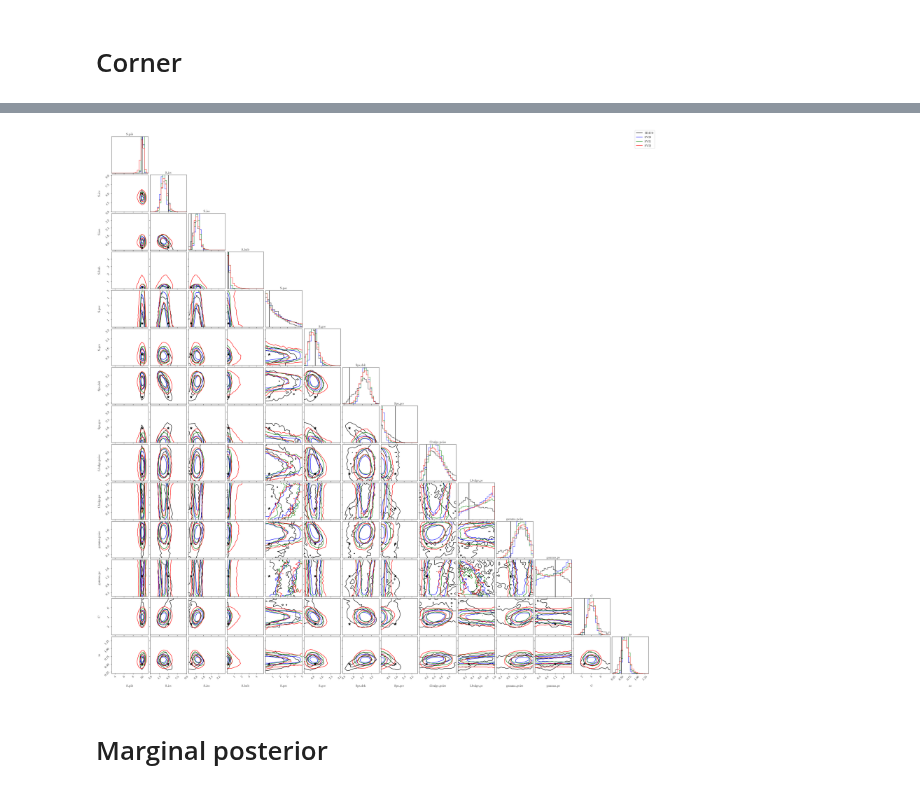
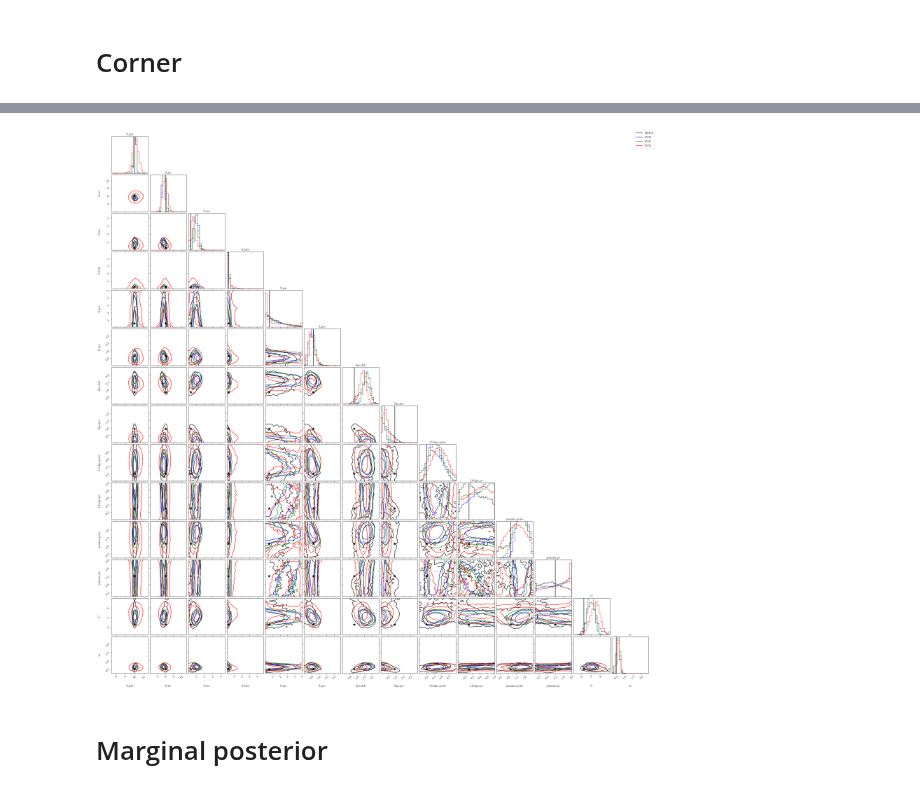
Before and after one commit to smsharma/fermi-prob-prog, a Jupyter notebook: production/view.ipynb, the cells around one changed output, grey strips where cells are left out. Cells and saved outputs as stored; diff of their text form; code cells hidden in the pictures.

```diff
--- a/production/view.ipynb
+++ b/production/view.ipynb
@@ -71,7 +87,7 @@ total 22648
 # %%
 config_dict = {
-    '0' : ('../outputs/fit/svi_Dbase23fix_Mbase23fix_7exp_a0.5_lf_expdlr/i0_n50000_ns10000.p', 'g'),
-    '1' : ('../outputs/fit/svi_Dbase23fix_Mbase23fix_7exp_a0.01_lf_expdlr/i0_n50000_ns10000.p', 'r'),
+    '0' : ('../outputs/fit/svi_Dbase23fix_Mbase23fix_7exp_a0.01_lf_expdlr/i0_n50000_ns10000.p', 'g'),
+    '1' : ('../outputs/fit/svi_Dbase23fix_Mbase23fix_7exp_a-0.2_lf_expdlr/i0_n50000_ns10000.p', 'r'),
     # 'SVI1' : ('../outputs/fit/svi_Dbase23fix_Mbase23fix_7exp_a0.2_adamw/i0_n50000_ns10000.p', 'r'),
 }
 fig, ax = plt.subplots(1, 1, figsize=(12, 3))
@@ -83,5 +99,5 @@ for key, (path, color) in config_dict.items():
 
 ax.text(0.9, 0.9, f'final loss = {losses[-1]:.3f}', transform=ax.transAxes, ha='right', va='top', color=color)
 ax.set(ylim=(19800, 20200))
-ax.set(xlabel='Iteration', ylabel=r'Loss = Renyi($\alpha=0.5$)');
+ax.set(xlabel='Iteration', ylabel=r'Loss = Renyi($\alpha=-0.2$)');
 # %% [output]
@@ -89,5 +105,5 @@ ax.set(xlabel='Iteration', ylabel=r'Loss = Renyi($\alpha=0.5$)');
 # %%
-z = pickle.load(open('../outputs/fit/svi_Dbase23fix_Mbase23fix_7exp_a0.2_lf/i0_n50000_ns10000.p', 'rb'))
+z = pickle.load(open('../outputs/fit/svi_Dbase23fix_Mbase23fix_7exp_a-0.2_lf_expdlr/i0_n50000_ns10000.p', 'rb'))
 labels = [
     'S_pib', 'S_ics', 'S_iso', 'S_bub', 'S_psc', 'S_gce', 'Sps_dsk', 'Sps_gce',
     'f_bulge_poiss', 'f_bulge_ps', 'gamma_poiss', 'gamma_ps', 'C', 'zs'
@@ -98,30 +129,40 @@ for l in labels:
 # %%
 labels = [
     'S_pib', 'S_ics', 'S_iso', 'S_bub', 'S_psc', 'S_gce', 'Sps_dsk', 'Sps_gce',
     'f_bulge_poiss', 'f_bulge_ps', 'gamma_poiss', 'gamma_ps', 'C', 'zs'
 ]
 config_dict = {
     'HMC0' : ('../outputs/fit/hmc_Dbase23fix_Mbase23fix_7exp/i0_n10000_ns0.p', 'k'),
     'SVI0' : ('../outputs/fit/svi_Dbase23fix_Mbase23fix_7exp/i0_n50000_ns5000.p', 'b'),
     'SVI1' : ('../outputs/fit/svi_Dbase23fix_Mbase23fix_7exp_a0.5_lf_expdlr/i0_n50000_ns10000.p', 'g'),
-    'SVI2' : ('../outputs/fit/svi_Dbase23fix_Mbase23fix_7exp_a0.01_lf_expdlr/i0_n50000_ns10000.p', 'r'),
+    'SVI2' : ('../outputs/fit/svi_Dbase23fix_Mbase23fix_7exp_a-0.2_lf_expdlr/i0_n50000_ns10000.p', 'r'),
 }
 truth_dict = json.load(open('truth_dict_base230927.json', 'r'))
+
+# labels = [
+#     'S_pib', 'S_ics', 'S_iso', 'S_bub', 'S_psc', 'S_gce',
+#     'f_bulge_poiss', 'gamma_poiss'
+# ]
+# config_dict = {
+#     'HMC0' : ('../outputs/fit/hmc_Dpois_Mpois/i0_n10000_ns0.p', 'k'),
+#     'SVI0' : ('../outputs/fit/svi_Dpois_Mpois/i0_n50000_ns10000.p', 'b'),
+# }
+# truth_dict = json.load(open('truth_dict_pois230927.json', 'r'))
 
 s_in = {}
 labels_dict = {}
 colors_dict = {}
 for key, (path, color) in config_dict.items():
     s = pickle.load(open(path, 'rb'))
     s_in[key] = {k: s[k] for k in labels}
     labels_dict[key] = key
     colors_dict[key] = color
 
 t_in = {k: truth_dict[k] for k in labels}
 
 multi_corner(s_in, labels, point_est=t_in, colors_dict=colors_dict, labels_dict=labels_dict)
 # %% [output]
-[figure, old version]
+[figure, new version]
 # %% [markdown]
 # Marginal posterior
 # %%
```
Also changed, not shown: parts of 3 cells of this notebook, 4 other files.
